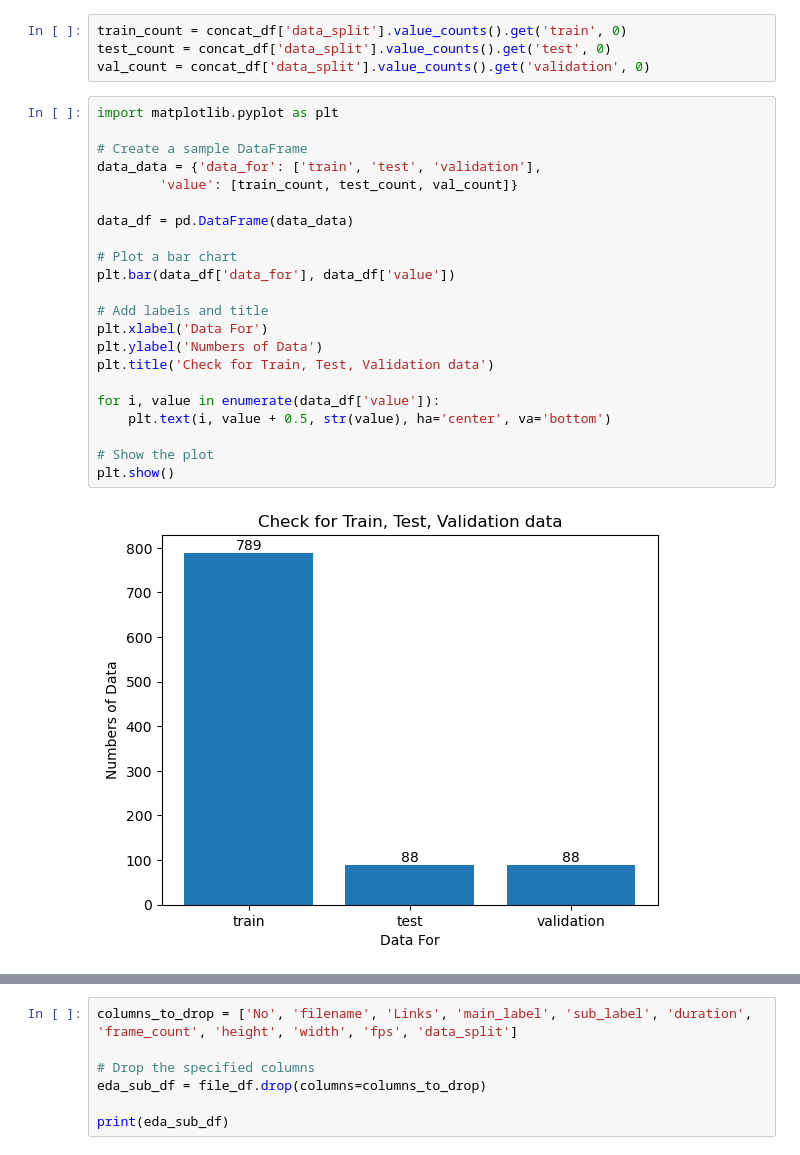
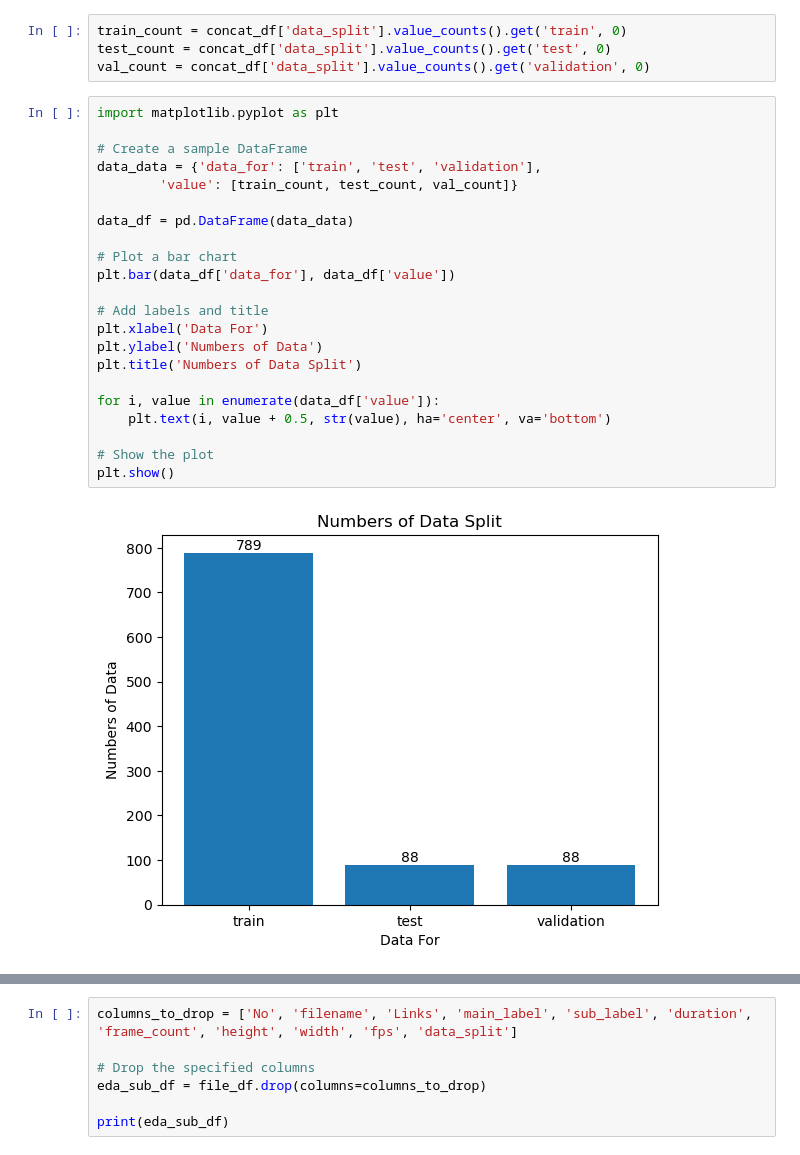
Before and after one commit to eatrabyo/multi_label_classification_on_tik_tok_videos, a Jupyter notebook: EDA.ipynb, the cells around one changed output, grey strips where cells are left out. Saved outputs shown, nothing was run; the diff lists cells and outputs as text.

```diff
--- a/EDA.ipynb
+++ b/EDA.ipynb
@@ -378,27 +377,27 @@ val_count = concat_df['data_split'].value_counts().get('validation', 0)
 # %%
 import matplotlib.pyplot as plt
 
 # Create a sample DataFrame
 data_data = {'data_for': ['train', 'test', 'validation'],
         'value': [train_count, test_count, val_count]}
 
 data_df = pd.DataFrame(data_data)
 
 # Plot a bar chart
 plt.bar(data_df['data_for'], data_df['value'])
 
 # Add labels and title
 plt.xlabel('Data For')
 plt.ylabel('Numbers of Data')
-plt.title('Check for Train, Test, Validation data')
+plt.title('Numbers of Data Split')
 
 for i, value in enumerate(data_df['value']):
     plt.text(i, value + 0.5, str(value), ha='center', va='bottom')
 
 # Show the plot
 plt.show()
 # %% [output]
-[figure, old version]
+[figure, new version]
 # %%
 print(file_df)
 # %% [output]
```
Also changed, not shown: parts of 11 cells of this notebook.
